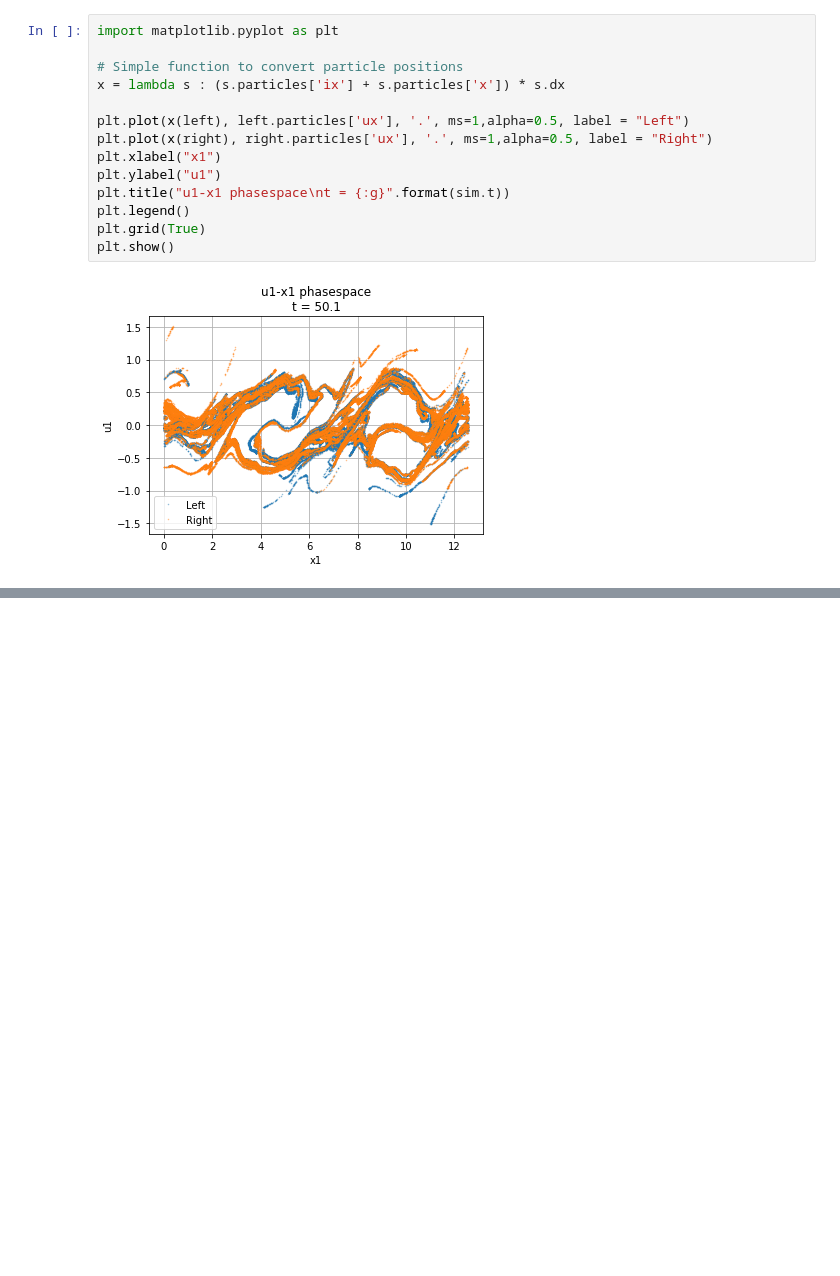
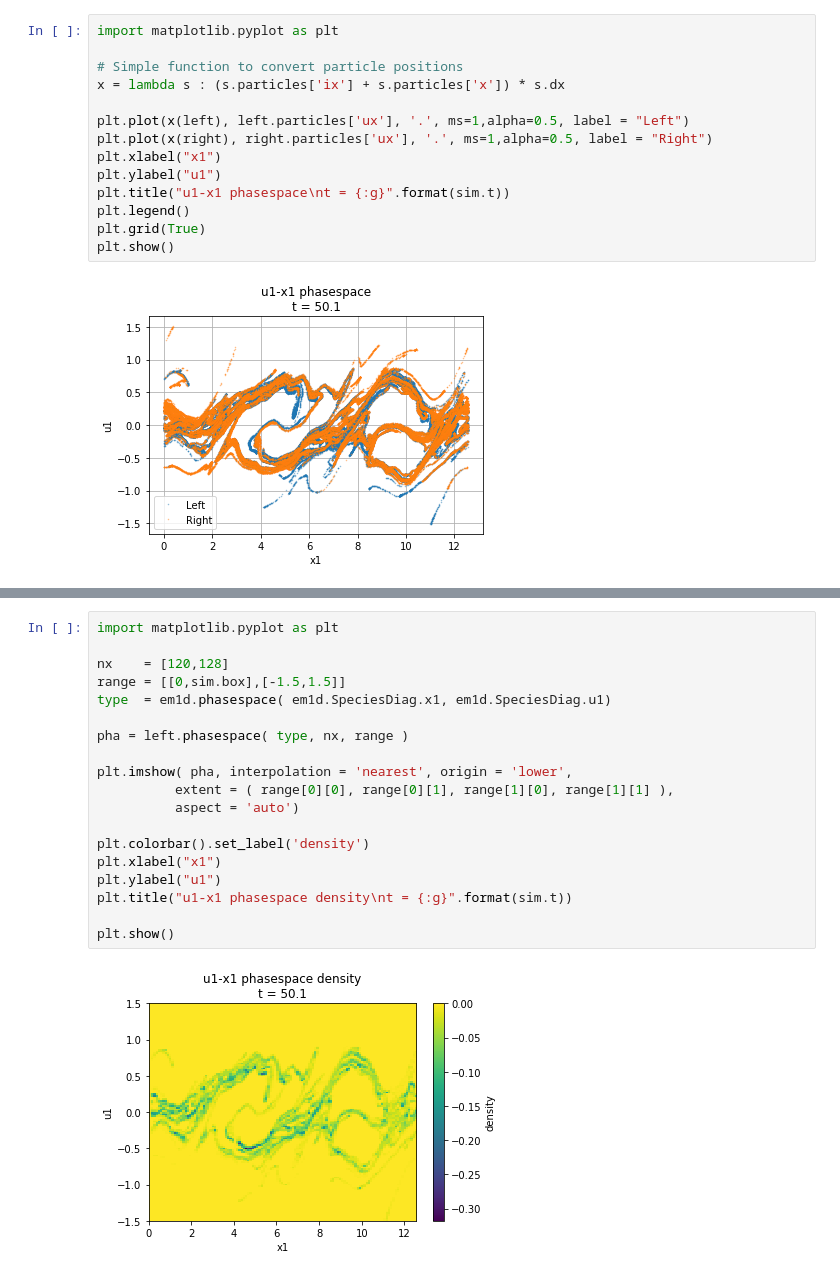
Before and after one commit to ricardo-fonseca/zpic, a Jupyter notebook: python/Direct.ipynb, the cells around one changed output, grey strips where cells are left out. Drawn from its saved outputs; the diff is of its cells as text; blank space fills up the shorter version.

```diff
--- a/python/Direct.ipynb
+++ b/python/Direct.ipynb
@@ -76,0 +101,21 @@ plt.show()
+# %%
+import matplotlib.pyplot as plt
+
+nx    = [120,128]
+range = [[0,sim.box],[-1.5,1.5]]
+type  = em1d.phasespace( em1d.SpeciesDiag.x1, em1d.SpeciesDiag.u1)
+
+pha = left.phasespace( type, nx, range )
+
+plt.imshow( pha, interpolation = 'nearest', origin = 'lower',
+          extent = ( range[0][0], range[0][1], range[1][0], range[1][1] ),
+          aspect = 'auto')
+
+plt.colorbar().set_label('density')
+plt.xlabel("x1")
+plt.ylabel("u1")
+plt.title("u1-x1 phasespace density\nt = {:g}".format(sim.t))
+
+plt.show()
+# %% [output]
+[figure, added]
```
Also changed, not shown: parts of 6 cells of this notebook, 4 other files.
